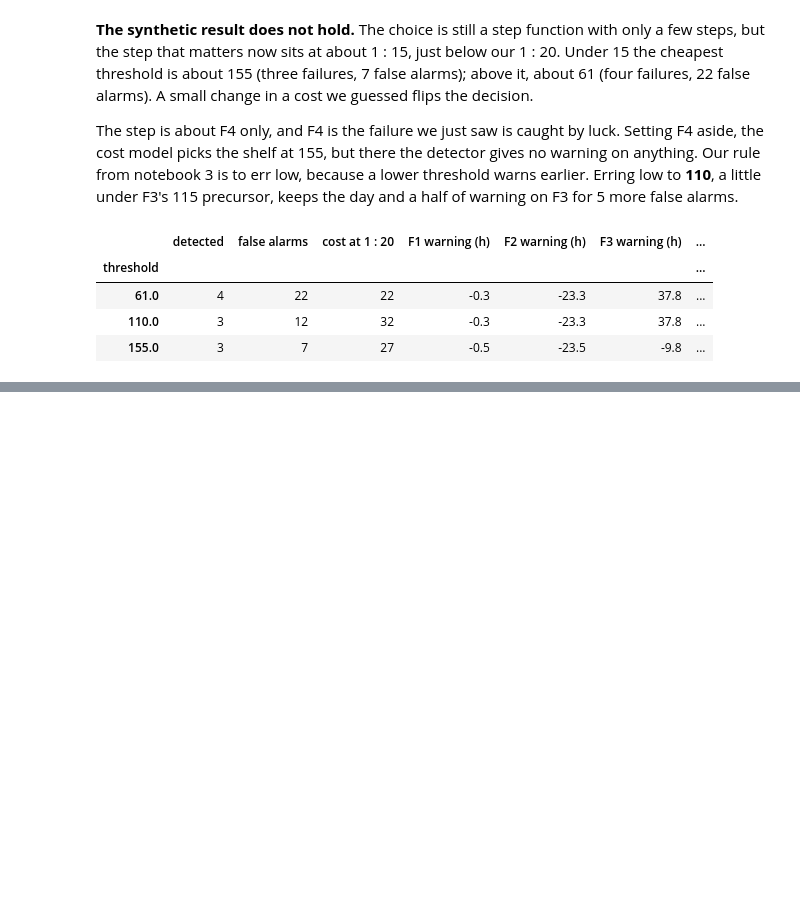
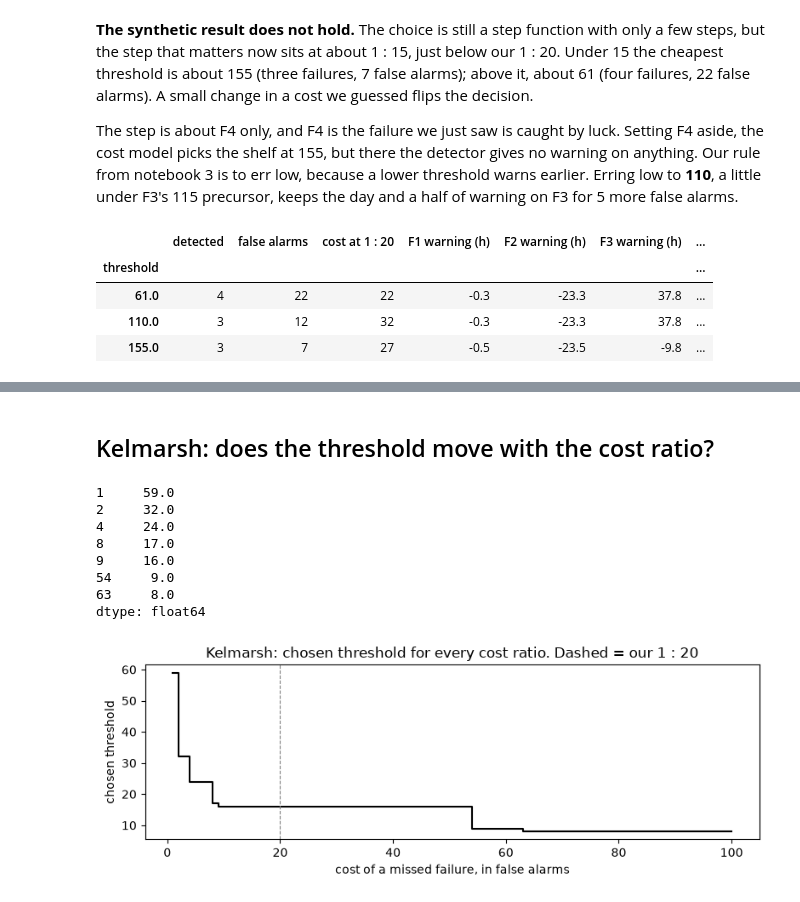
Before and after one commit to vetle0202/a3i-anomaly-detection, a Jupyter notebook: notebooks/6. Results and comparison.ipynb, the cells around one changed output, grey strips where cells are left out. Drawn from its saved outputs; the diff is of its cells as text; code cells hidden in the pictures; blank space fills up the shorter version.

```diff
--- a/notebooks/6. Results and comparison.ipynb
+++ b/notebooks/6. Results and comparison.ipynb
@@ -451,0 +688,29 @@ shows, the choice of threshold depends on it.
+# %% [markdown]
+## Kelmarsh: does the threshold move with the cost ratio?
+# %%
+k_chosen = []
+for ratio in ratios:
+    cost = k_sweep['false_alarms'] + k_sweep['missed'] * ratio
+    k_chosen.append(cost.index[cost == cost.min()].min())
+k_chosen = pd.Series(k_chosen, index=ratios)
+
+fig, ax = plt.subplots(figsize=(8, 3))
+ax.step(ratios, k_chosen, where='post', color='black')
+ax.axvline(COST_MISSED, color='grey', lw=0.8, ls='--')
+ax.set_xlabel('cost of a missed failure, in false alarms')
+ax.set_ylabel('chosen threshold')
+ax.set_title('Kelmarsh: chosen threshold for every cost ratio. Dashed = our 1 : 20')
+plt.tight_layout()
+fig.savefig(FIGURES / 'kelmarsh_threshold_vs_ratio.png', dpi=200)
+
+k_chosen[k_chosen.diff() != 0]
+# %% [output]
+1     59.0
+2     32.0
+4     24.0
+8     17.0
+9     16.0
+54     9.0
+63     8.0
+dtype: float64
+[figure, added]
```
Also changed, not shown: parts of 23 cells of this notebook, 1 other file.
